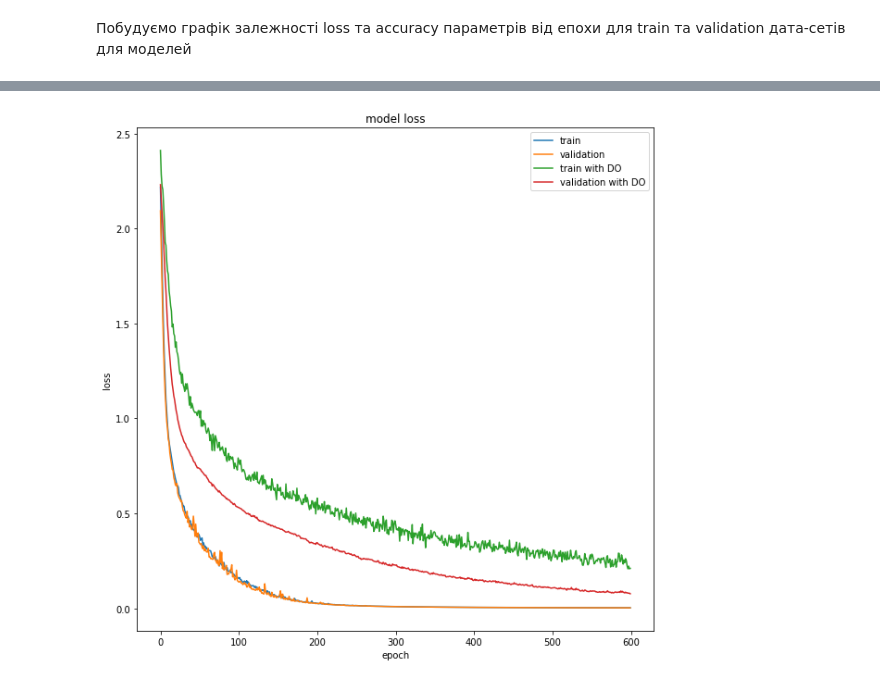
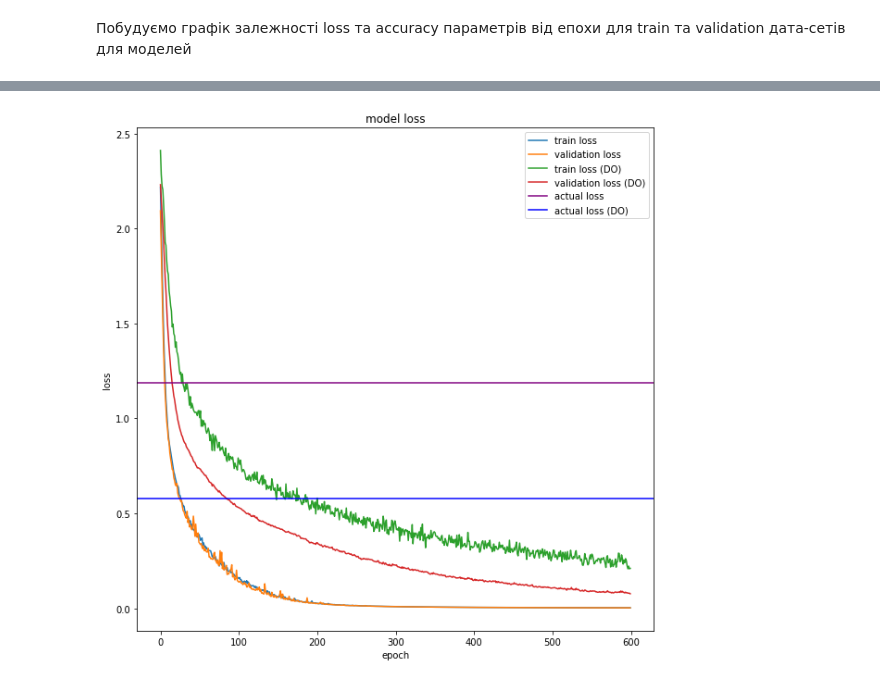
Before and after one commit to ClickerDG/ml_dropout, a Jupyter notebook: ml_dropout2.0.ipynb, the cells around one changed output, grey strips where cells are left out. Cells and saved outputs as stored; diff of their text form; code cells hidden in the pictures.

```diff
--- a/ml_dropout2.0.ipynb
+++ b/ml_dropout2.0.ipynb
@@ -153,12 +155,14 @@ plt.show()
 # %%
 plt.plot(history.history['loss'])
 plt.plot(history.history['val_loss'])
 plt.plot(historyDO.history['loss'])
 plt.plot(historyDO.history['val_loss'])
+plt.axhline(y=1.1892, color='purple')
+plt.axhline(y=0.5791, color='b')
 plt.title('model loss')
 plt.ylabel('loss')
 plt.xlabel('epoch')
-plt.legend(['train', 'validation', 'train with DO', 'validation with DO'], loc='upper right')
+plt.legend(['train loss', 'validation loss', 'train loss (DO)', 'validation loss (DO)', 'actual loss', 'actual loss (DO)'], loc='upper right')
 plt.show()
 # %% [output]
-[figure, old version]
+[figure, new version]
```
Also changed, not shown: parts of 1 cell of this notebook.
